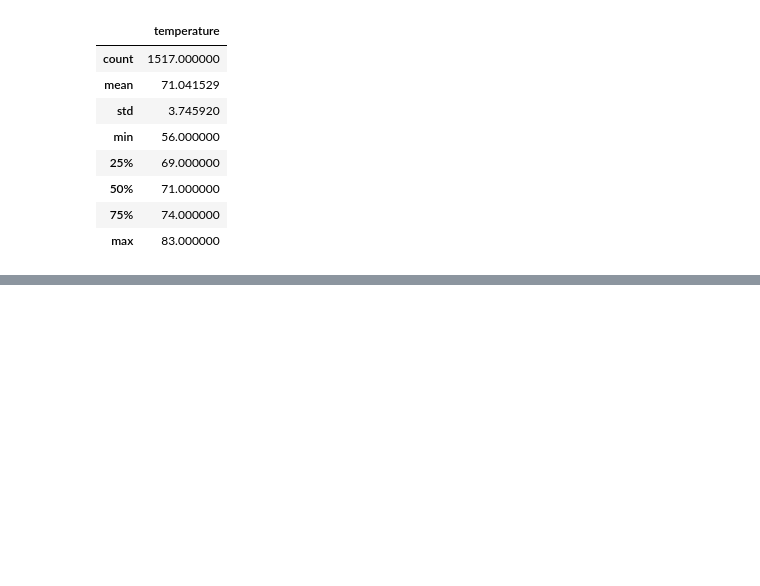
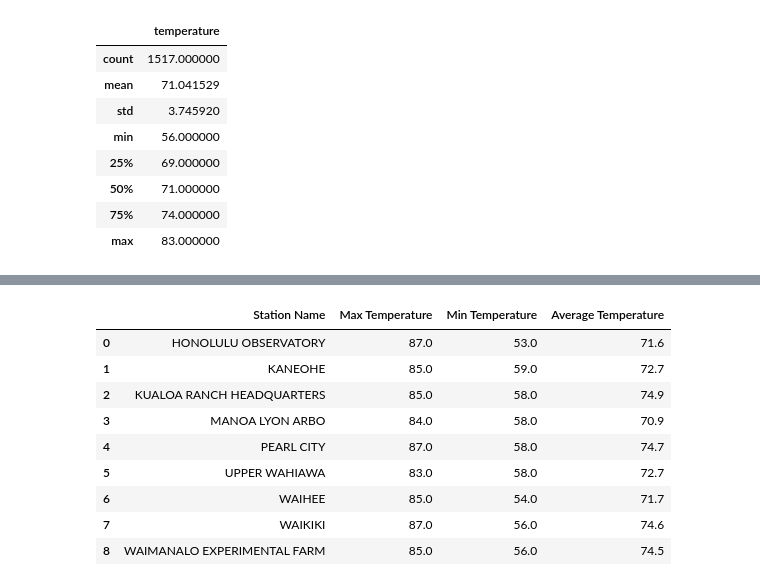
Before and after one commit to Daniel-Sanudo/Surfs_up, a Jupyter notebook: SurfsUp_Challenge.ipynb, the cells around one changed output, grey strips where cells are left out. Cells and saved outputs as stored; diff of their text form; code cells hidden in the pictures; blank space fills up the shorter version.

```diff
--- a/SurfsUp_Challenge.ipynb
+++ b/SurfsUp_Challenge.ipynb
@@ -172,3 +174,16 @@ December_Temperature_DF.describe()
 | 50% | 71.000000 |
 | 75% | 74.000000 |
 | max | 83.000000 |
+# %%
+# Get the max, min and mean temperature for each station with their name
+## Using engine.execute
+Temperature_per_station = engine.execute(
+                '''SELECT station.name,
+                    MAX(measurement.tobs),
+                    MIN(measurement.tobs),
+                    ROUND(AVG(measurement.tobs),1)
+                FROM station
+                INNER JOIN measurement
+                    ON station.station = measurement.station
+                GROUP BY station.name''').fetchall()
+Temperature_per_station
@@ -174,0 +200,20 @@ December_Temperature_DF.describe()
+# %%
+# Transform the queried data in to a DataFrame with the appropriate column names
+Temperature_per_station_DF = pd.DataFrame(Temperature_per_station,columns=["Station Name","Max Temperature","Min Temperature", "Average Temperature"])
+
+# Clean the station name to make it clearer
+Temperature_per_station_DF['Station Name'] = Temperature_per_station_DF['Station Name'].str.extract('([a-zA-Z ]*)')
+
+# Print the finished DataFrame
+Temperature_per_station_DF
+# %% [output]
+|  | Station Name | Max Temperature | Min Temperature | Average Temperature |
+| 0 | HONOLULU OBSERVATORY | 87.0 | 53.0 | 71.6 |
+| 1 | KANEOHE | 85.0 | 59.0 | 72.7 |
+| 2 | KUALOA RANCH HEADQUARTERS | 85.0 | 58.0 | 74.9 |
+| 3 | MANOA LYON ARBO | 84.0 | 58.0 | 70.9 |
+| 4 | PEARL CITY | 87.0 | 58.0 | 74.7 |
+| 5 | UPPER WAHIAWA | 83.0 | 58.0 | 72.7 |
+| 6 | WAIHEE | 85.0 | 54.0 | 71.7 |
+| 7 | WAIKIKI | 87.0 | 56.0 | 74.6 |
+| 8 | WAIMANALO EXPERIMENTAL FARM | 85.0 | 56.0 | 74.5 |
```
Also changed, not shown: parts of 9 cells of this notebook.
